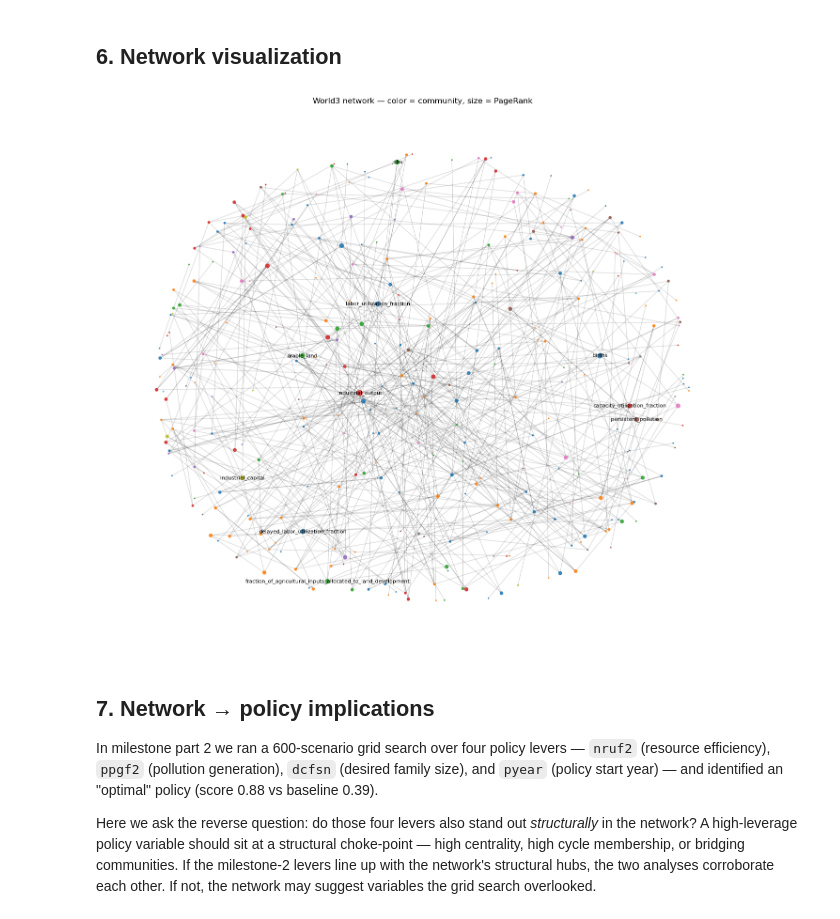
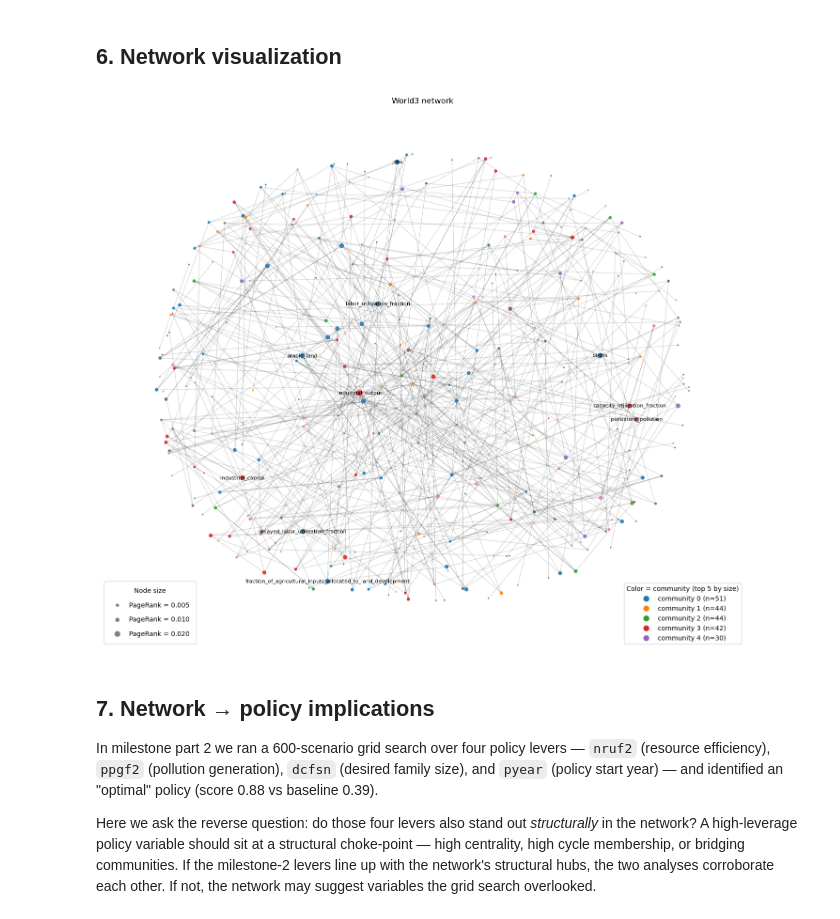
Before and after one commit to XunYang-Lola/CIVIL-534, a Jupyter notebook: final/network_analysis.ipynb, the cells around one changed output. Drawn from its saved outputs; the diff is of its cells as text; code cells hidden in the pictures.

```diff
--- a/final/network_analysis.ipynb
+++ b/final/network_analysis.ipynb
@@ -17,7 +17,7 @@ FIG_DIR.mkdir(exist_ok=True)
 # %% [markdown]
 ## 1. Load World3 as a directed graph
 # %%
-with open('../world3-03_variables.json') as f:
+with open('../src/world3-03_variables.json') as f:
     w3_vars = json.load(f)
 
 G = nx.DiGraph()
@@ -169,3 +247,20 @@ food_per_capita                       1431930
 births                                1398965
 jobs                                  1363918
 Name: cycles, dtype: int64
+# %%
+# How are cycles distributed by length? Short cycles are the easiest to interpret.
+len_counts = Counter(lengths)
+print('Cycles by length (length: count):')
+for L in sorted(len_counts):
+    if L <= 10 or L % 10 == 0:
+        print(f'  length {L:2d}: {len_counts[L]:,}')
+
+# Pull out the shortest cycles for inspection
+cycles_len2 = [c for c in cycles if len(c) == 2]
+cycles_len3 = [c for c in cycles if len(c) == 3]
+print(f'\nLength-2 cycles (mutual feedback A <-> B): {len(cycles_len2)}')
+for c in cycles_len2[:10]:
+    print('  ', ' -> '.join(c), '->', c[0])
+print(f'\nLength-3 cycles (sample of {min(10, len(cycles_len3))} of {len(cycles_len3)}):')
+for c in cycles_len3[:10]:
+    print('  ', ' -> '.join(c), '->', c[0])
@@ -475,25 +683,49 @@ Critical-node lists — the few removals that break the feedback core
 ## 6. Network visualization
 # %%
 # Color by community, size by PageRank
+from matplotlib.lines import Line2D
+
 node_to_comm = {n: i for i, comm in enumerate(communities) for n in comm}
 node_color = [node_to_comm[n] for n in G.nodes()]
 node_size = [3000 * centrality.loc[n, 'pagerank'] for n in G.nodes()]
 
 pos = nx.spring_layout(G, seed=42, k=0.6)
 fig, ax = plt.subplots(figsize=(14, 12))
 nx.draw_networkx_edges(G, pos, alpha=0.15, arrows=False, ax=ax)
 nx.draw_networkx_nodes(G, pos, node_color=node_color, node_size=node_size,
                        cmap='tab10', alpha=0.85, ax=ax)
 # Label top-10 PageRank nodes only
 top10 = centrality.sort_values('pagerank', ascending=False).head(10).index
 nx.draw_networkx_labels(G, pos, labels={n: n for n in top10}, font_size=8, ax=ax)
 ax.set_axis_off()
-ax.set_title('World3 network — color = community, size = PageRank')
+ax.set_title('World3 network')
+
+# Size legend: a few PageRank reference points
+pr_refs = [0.005, 0.010, 0.020]
+size_handles = [Line2D([0], [0], marker='o', color='w',
+                       markerfacecolor='gray', markeredgecolor='gray',
+                       markersize=(3000 * pr) ** 0.5,
+                       label=f'PageRank = {pr:.3f}') for pr in pr_refs]
+leg_size = ax.legend(handles=size_handles, title='Node size',
+                     loc='lower left', frameon=True, labelspacing=1.2,
+                     borderpad=1.0)
+ax.add_artist(leg_size)
+
+# Color legend: one swatch per community (only the largest few, to keep it readable)
+cmap = plt.get_cmap('tab10')
+comm_sizes = sorted(enumerate(communities), key=lambda x: -len(x[1]))[:5]
+color_handles = [Line2D([0], [0], marker='o', color='w',
+                        markerfacecolor=cmap(i % 10), markersize=10,
+                        label=f'community {i} (n={len(c)})')
+                 for i, c in comm_sizes]
+ax.legend(handles=color_handles, title='Color = community (top 5 by size)',
+          loc='lower right', frameon=True)
+
 fig.tight_layout()
 fig.savefig(FIG_DIR / 'network_overview.png', dpi=150)
 plt.show()
 # %% [output]
-[figure, old version]
+[figure, new version]
 # %% [markdown]
 ## 7. Network → policy implications
 
```
Also changed, not shown: parts of 24 cells of this notebook, 5 other files.
